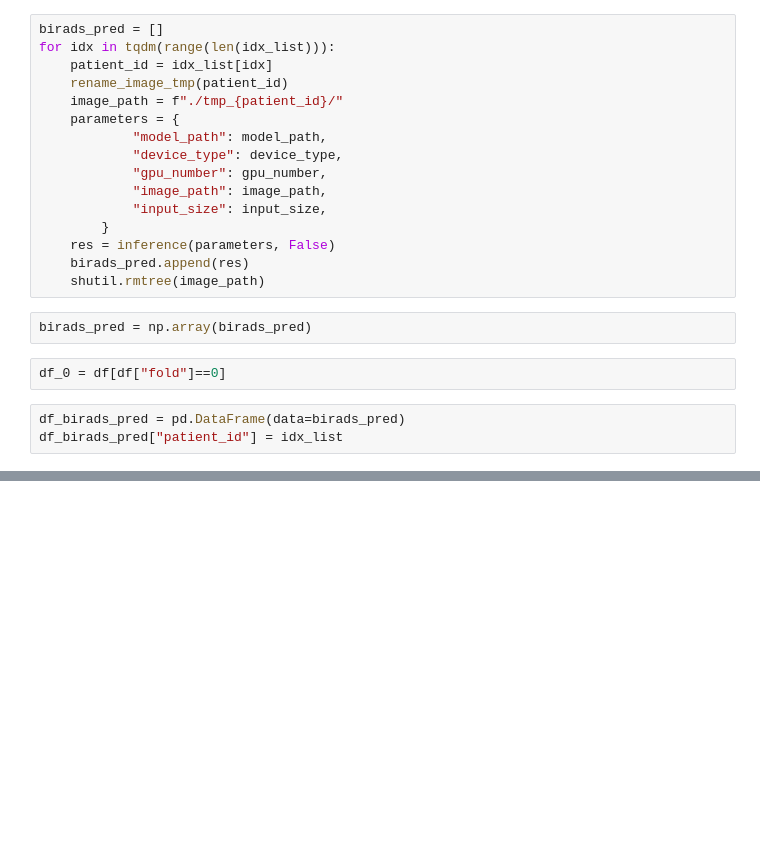
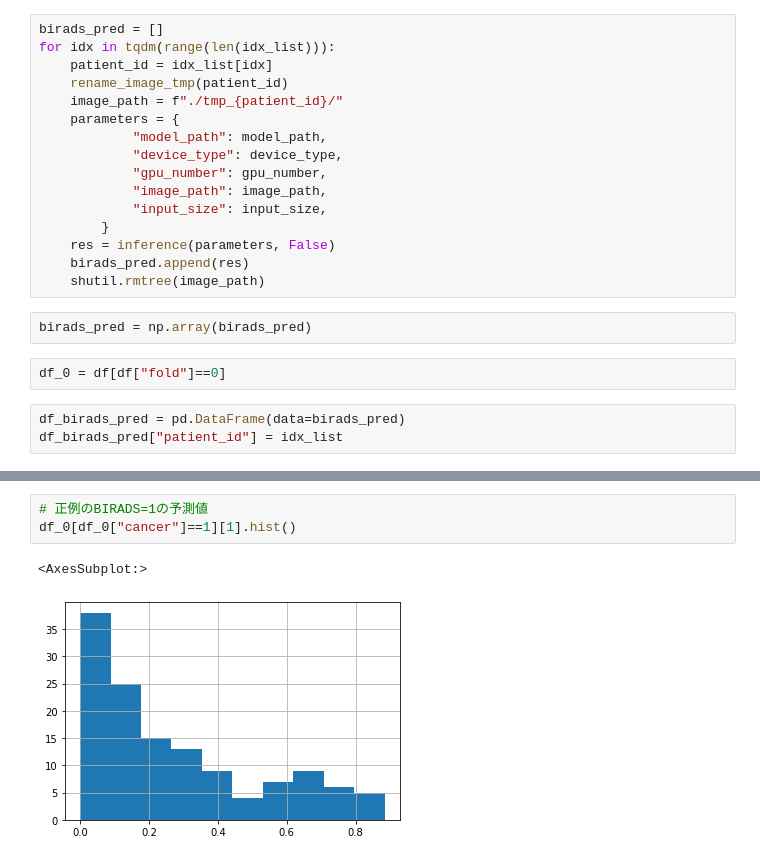
Before and after one commit to tyamaguchi17/rsna_mammo, a Jupyter notebook: eda/birads.ipynb, the cells around one changed output, grey strips where cells are left out. Saved outputs shown, nothing was run; the diff lists cells and outputs as text; blank space fills up the shorter version.

```diff
--- a/eda/birads.ipynb
+++ b/eda/birads.ipynb
@@ -73,0 +90,6 @@ df_birads_pred.to_csv("../birads_pred_fold_0.csv", index=False)
+# %%
+# 正例のBIRADS=1の予測値
+df_0[df_0["cancer"]==1][1].hist()
+# %% [output]
+<AxesSubplot:>
+[figure, added]
```
Also changed, not shown: parts of 8 cells of this notebook.
